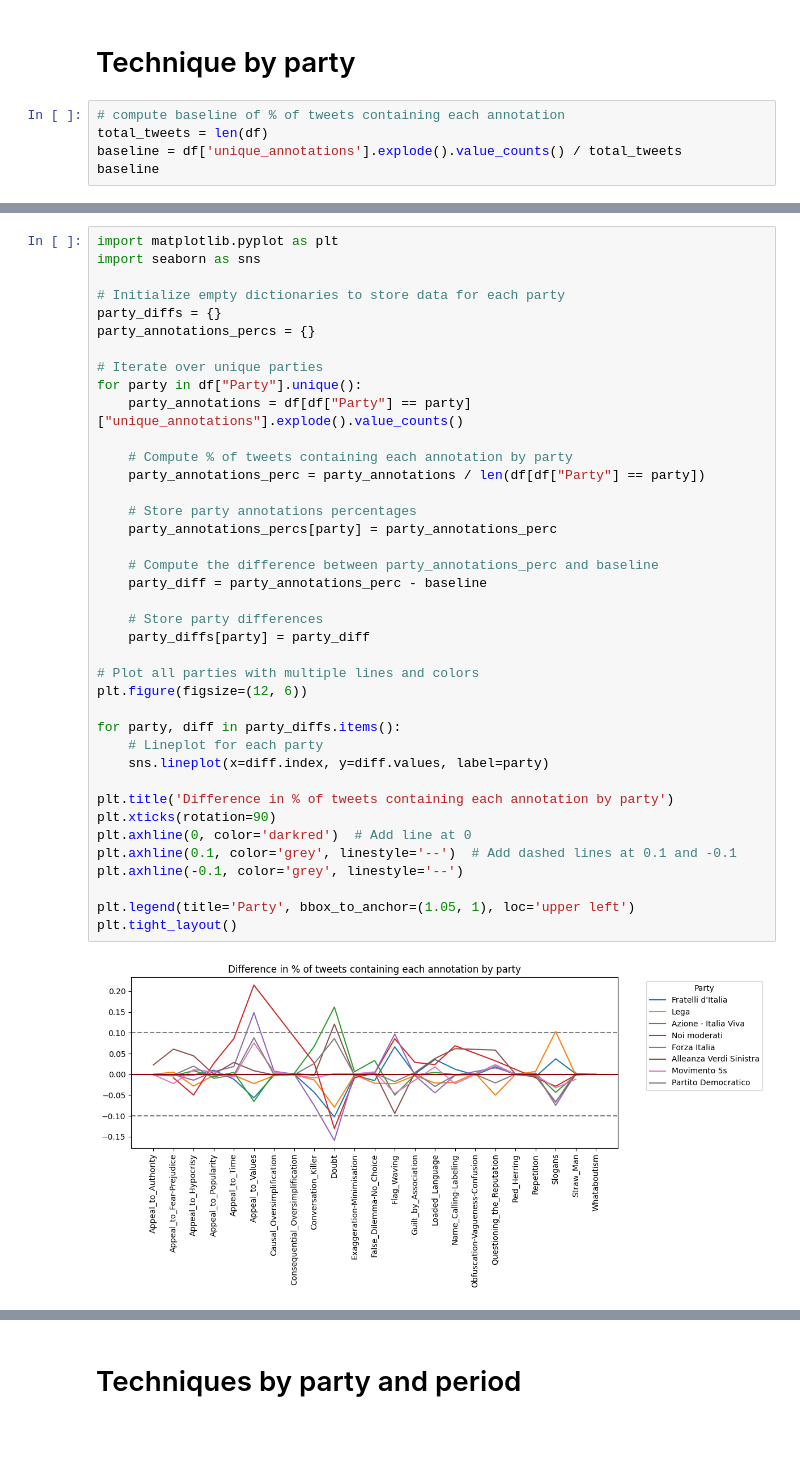
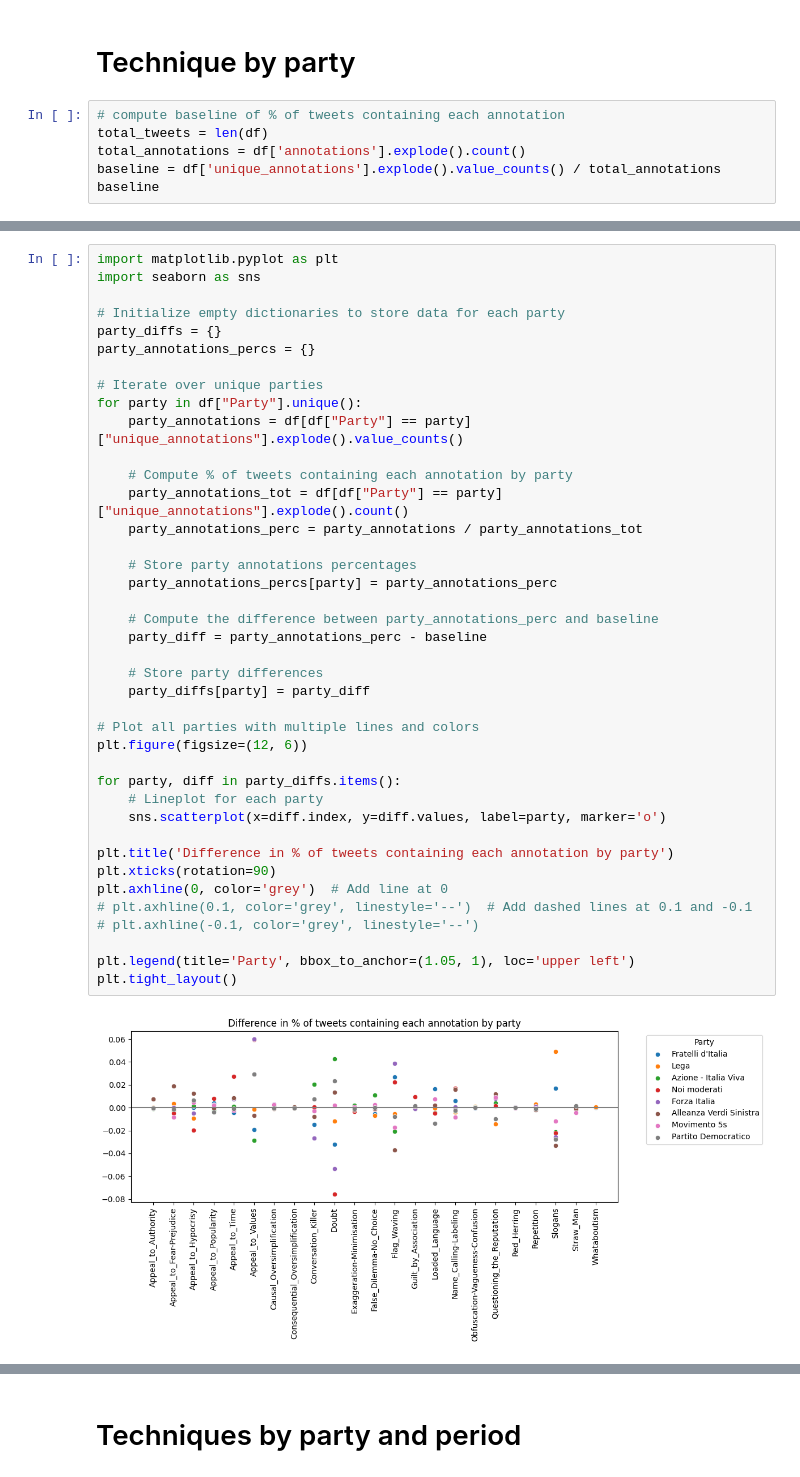
Before and after one commit to ariannap13/hidden-swing-voters, a Jupyter notebook: src/text_analysis/swingers_analysis/analyze_annotated_tweets.ipynb, the cells around one changed output, grey strips where cells are left out. Drawn from its saved outputs; the diff is of its cells as text; blank space fills up the shorter version.

```diff
--- a/src/text_analysis/swingers_analysis/analyze_annotated_tweets.ipynb
+++ b/src/text_analysis/swingers_analysis/analyze_annotated_tweets.ipynb
@@ -127,6 +113,7 @@ sns.despine()
 # %%
 # compute baseline of % of tweets containing each annotation
 total_tweets = len(df)
-baseline = df['unique_annotations'].explode().value_counts() / total_tweets
+total_annotations = df['annotations'].explode().count()
+baseline = df['unique_annotations'].explode().value_counts() / total_annotations
 baseline
 # %% [output]
@@ -155,36 +142,37 @@ import seaborn as sns
 party_diffs = {}
 party_annotations_percs = {}
 
 # Iterate over unique parties
 for party in df["Party"].unique():
     party_annotations = df[df["Party"] == party]["unique_annotations"].explode().value_counts()
 
     # Compute % of tweets containing each annotation by party
-    party_annotations_perc = party_annotations / len(df[df["Party"] == party])
+    party_annotations_tot = df[df["Party"] == party]["unique_annotations"].explode().count()
+    party_annotations_perc = party_annotations / party_annotations_tot
 
     # Store party annotations percentages
     party_annotations_percs[party] = party_annotations_perc
 
     # Compute the difference between party_annotations_perc and baseline
     party_diff = party_annotations_perc - baseline
 
     # Store party differences
     party_diffs[party] = party_diff
 
 # Plot all parties with multiple lines and colors
 plt.figure(figsize=(12, 6))
 
 for party, diff in party_diffs.items():
     # Lineplot for each party
-    sns.lineplot(x=diff.index, y=diff.values, label=party)
+    sns.scatterplot(x=diff.index, y=diff.values, label=party, marker='o')
 
 plt.title('Difference in % of tweets containing each annotation by party')
 plt.xticks(rotation=90)
-plt.axhline(0, color='darkred')  # Add line at 0
-plt.axhline(0.1, color='grey', linestyle='--')  # Add dashed lines at 0.1 and -0.1
-plt.axhline(-0.1, color='grey', linestyle='--')
+plt.axhline(0, color='grey')  # Add line at 0
+# plt.axhline(0.1, color='grey', linestyle='--')  # Add dashed lines at 0.1 and -0.1
+# plt.axhline(-0.1, color='grey', linestyle='--')
 
 plt.legend(title='Party', bbox_to_anchor=(1.05, 1), loc='upper left')
 plt.tight_layout()
 # %% [output]
-[figure, old version]
+[figure, new version]
```
Also changed, not shown: parts of 3 cells of this notebook, 1 other file.
